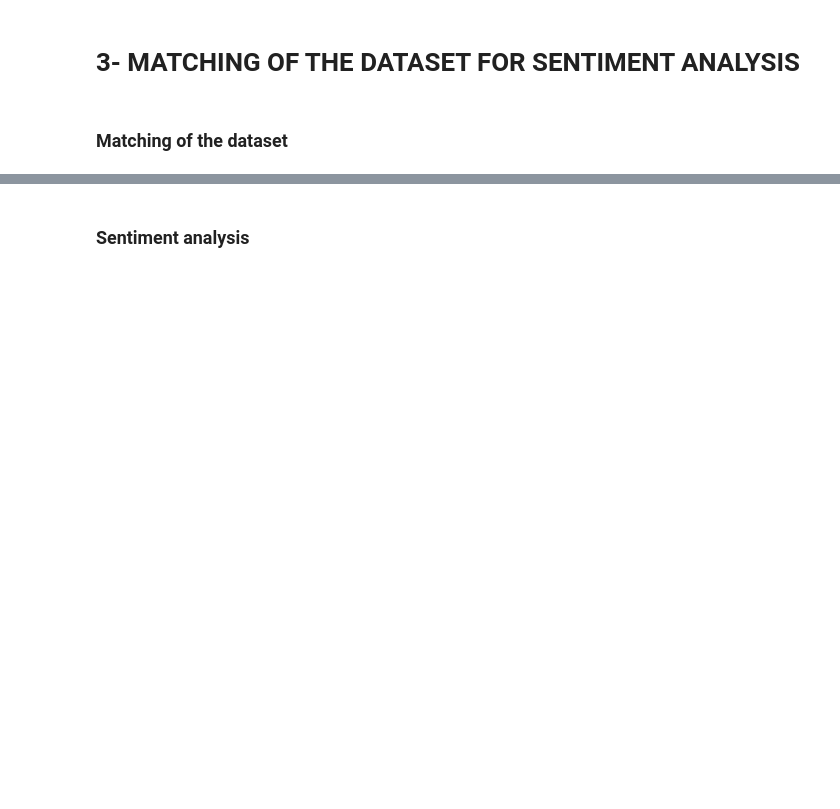
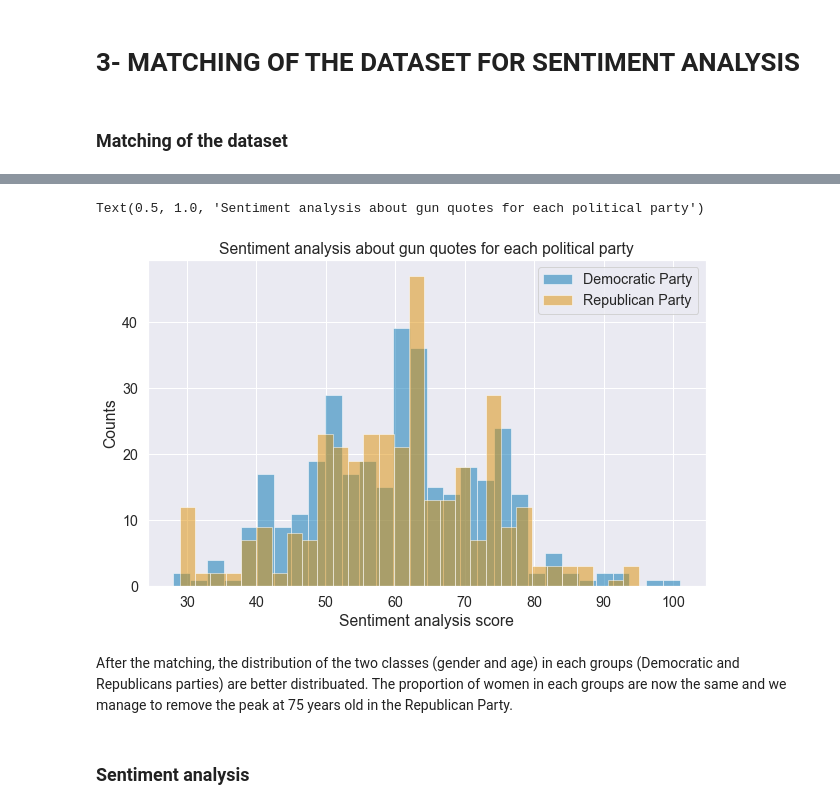
Before and after one commit to epfl-ada/ada-2021-project-sate, a Jupyter notebook: Milestone2.ipynb, the cells around one changed output, grey strips where cells are left out. Cells and saved outputs as stored; diff of their text form; code cells hidden in the pictures; blank space fills up the shorter version.

```diff
--- a/Milestone2.ipynb
+++ b/Milestone2.ipynb
@@ -305,2 +481,16 @@ Most of the quotations of the mmonth of October were found in articles of the 2n
+# %%
+rep_age = gunquotes_balanced.age[gunquotes_balanced['party']=='Republican']
+dem_age = gunquotes_balanced.age[gunquotes_balanced['party']=='Democratic']
+plt.hist(dem_age, alpha = 0.5, label = 'Democratic Party', bins = 30)
+plt.hist(rep_age, alpha = 0.5, label = 'Republican Party', bins = 30)
+plt.legend()
+plt.xlabel('Sentiment analysis score')
+plt.ylabel('Counts')
+plt.title('Sentiment analysis about gun quotes for each political party')
+# %% [output]
+Text(0.5, 1.0, 'Sentiment analysis about gun quotes for each political party')
+[figure, added]
+# %% [markdown]
+After the matching, the distribution of the two classes (gender and age) in each groups (Democratic and Republicans parties) are better distribuated. The proportion of women in each groups are now the same and we manage to remove the peak at 75 years old in the Republican Party.
 # %% [markdown]
 ### Sentiment analysis
```
Also changed, not shown: parts of 24 cells of this notebook.
